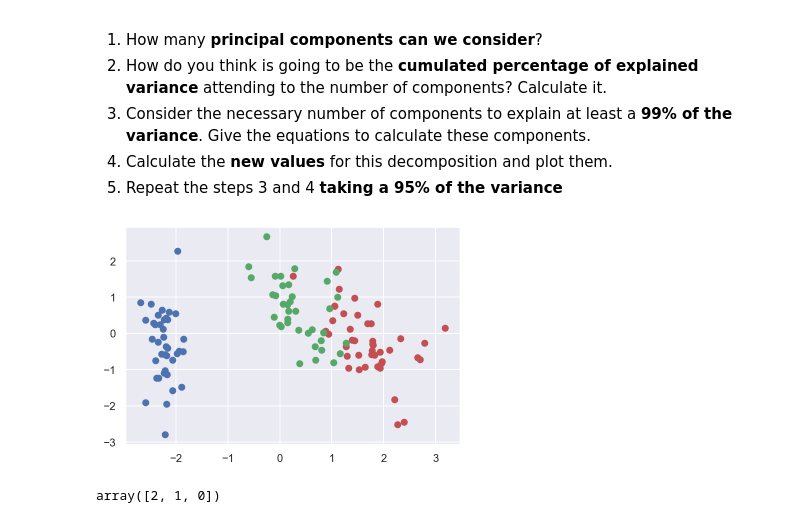
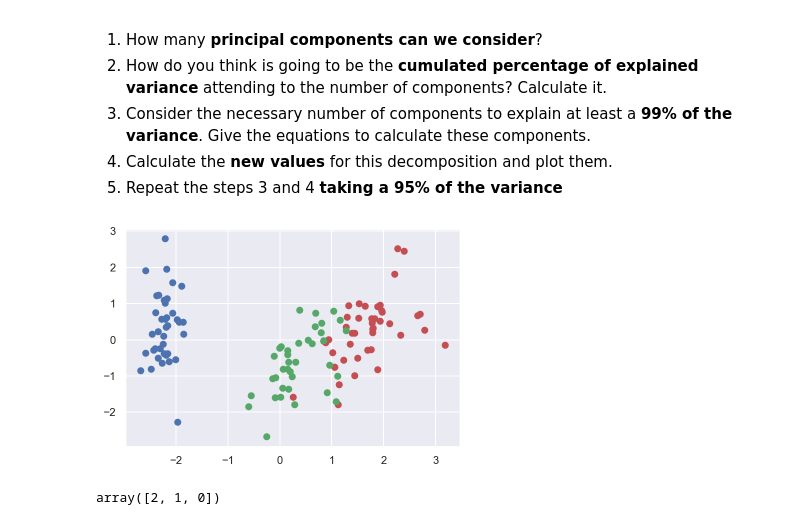
Before and after one commit to S-Alikhonov/AI_ML, a Jupyter notebook: Chapter 2/04. PCA and LDA/01_IRIS_PCA.ipynb, the cells around one changed output. Cells and saved outputs as stored; diff of their text form; code cells hidden in the pictures.

```diff
--- a/Chapter 2/04. PCA and LDA/01_IRIS_PCA.ipynb
+++ b/Chapter 2/04. PCA and LDA/01_IRIS_PCA.ipynb
@@ -130,35 +130,35 @@ X_train,X_test,y_train,y_test = train_test_split(X,y,train_size =0.8,random_stat
 
 #-> scale it
 scaler = StandardScaler()
 
 X_train_scaled = scaler.fit_transform(X_train)
 X_test_scaled = scaler.transform(X_test)
 
 #-> covarience matrix
 cov_mat = np.cov(X_train_scaled.T)
 #-> getting eigen values and vectors
 e_values,e_vectors = np.linalg.eig(cov_mat)
 #->sorting eigen values and getting index values out of it
 sorted_ind= pd.Series(e_values).sort_values(ascending=False).index
 #->Here ,we can see weight of each eigen vector by its eigen value
 weight_percent = e_values/np.sum(e_values)
 #-> by using cumulated sum, we see performance of  sevaral features as a whole
 performance = weight_percent.cumsum()
 #-> to transform , features, we should get those 3 eigen vectors with top eigen values
 W = e_vectors[:,sorted_ind[:4]]
 #from cumsum, we can see that 2 eigen vectors, give us 96% varience
 W_95 = e_vectors[:,sorted_ind[:2]]
 transformed_X_train_99_percent = np.dot(X_train_scaled,W)
 #below, X_train trasnformed in two dimension, with 96% VARIENCE
 transformed_X_train_95_percent = np.dot(X_train_scaled,W_95)
 # we can transform X_test too
 X_test_PCA = np.dot(X_test_scaled,W_95)
 #now we can plot X_test in 2D
 colors = ['r','g','b']
 for color,label, in zip(colors,y_train.unique()):
-    plt.scatter(transformed_X_train_95_percent[y_train==label,0],transformed_X_train_95_percent[y_train==label,1],c=color)
+    plt.scatter(transformed_X_train_95_percent[y_train==label,0],-transformed_X_train_95_percent[y_train==label,1],c=color)
 # %% [output]
-[figure, old version]
+[figure, new version]
 # %%
 performance
 
```
Also changed, not shown: parts of 4 cells of this notebook, 3 other files.
